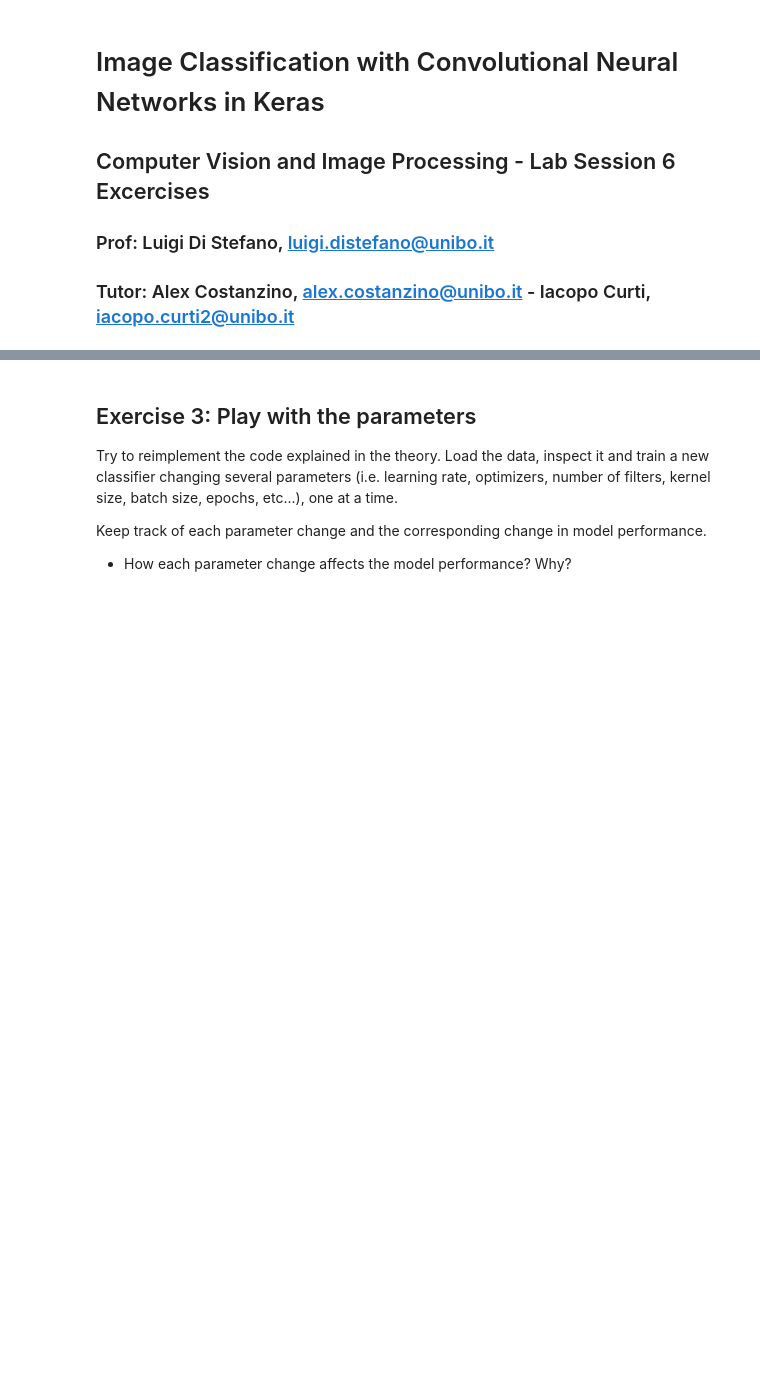
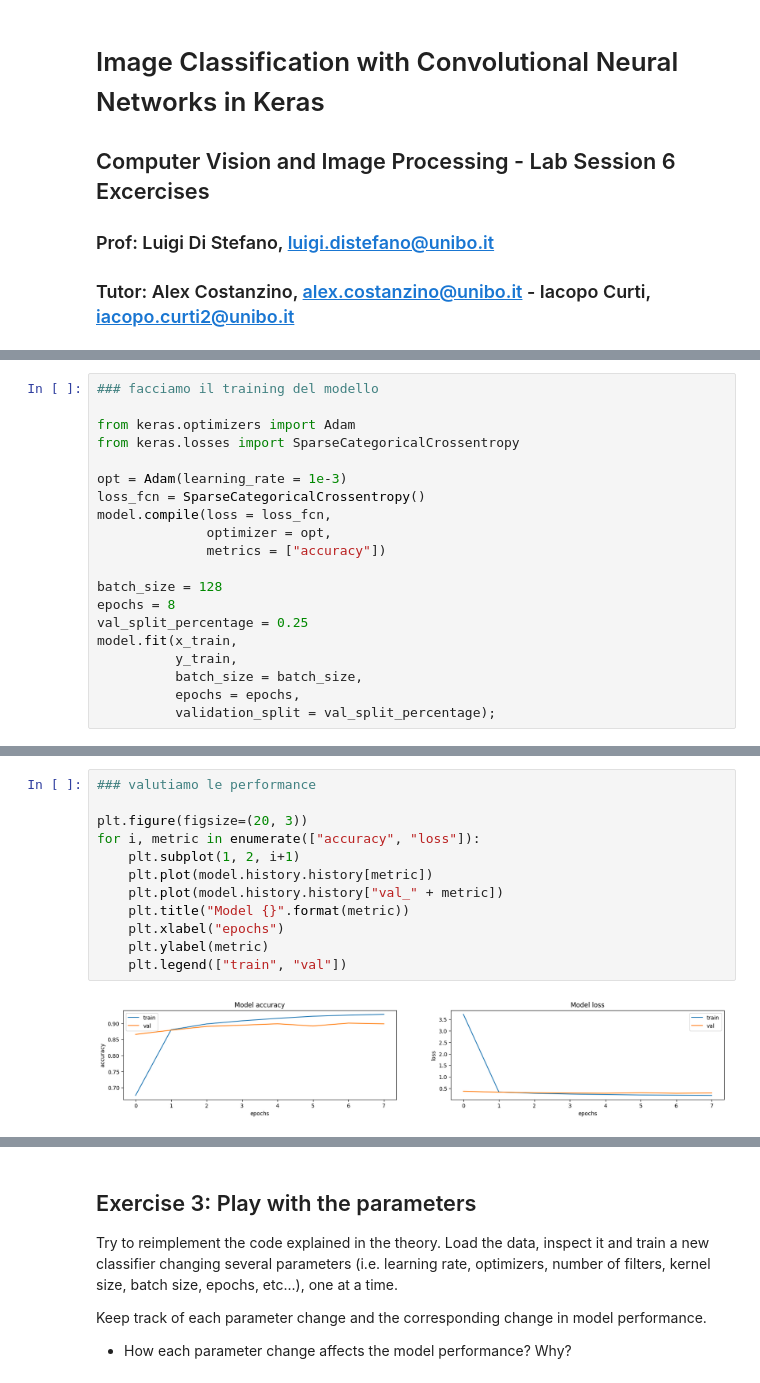
Before and after one commit to koltrakak-learning-repos/CV_learning_repo, a Jupyter notebook: labs/LabSession6-pt1/LabSession6Exercises.ipynb, the cells around one changed output, grey strips where cells are left out. Drawn from its saved outputs; the diff is of its cells as text; blank space fills up the shorter version.

```diff
--- a/labs/LabSession6-pt1/LabSession6Exercises.ipynb
+++ b/labs/LabSession6-pt1/LabSession6Exercises.ipynb
@@ -13,0 +133,20 @@ Try to reimplement the code explained in the theory. Load the data, inspect it a
+# %%
+### facciamo il training del modello
+
+from keras.optimizers import Adam
+from keras.losses import SparseCategoricalCrossentropy
+
+opt = Adam(learning_rate = 1e-3)
+loss_fcn = SparseCategoricalCrossentropy()
+model.compile(loss = loss_fcn,
+              optimizer = opt,
+              metrics = ["accuracy"])
+
+batch_size = 128
+epochs = 8
+val_split_percentage = 0.25
+model.fit(x_train,
+          y_train,
+          batch_size = batch_size,
+          epochs = epochs,
+          validation_split = val_split_percentage);
@@ -13,0 +170,14 @@ Try to reimplement the code explained in the theory. Load the data, inspect it a
+# %%
+### valutiamo le performance
+
+plt.figure(figsize=(20, 3))
+for i, metric in enumerate(["accuracy", "loss"]):
+    plt.subplot(1, 2, i+1)
+    plt.plot(model.history.history[metric])
+    plt.plot(model.history.history["val_" + metric])
+    plt.title("Model {}".format(metric))
+    plt.xlabel("epochs")
+    plt.ylabel(metric)
+    plt.legend(["train", "val"])
+# %% [output]
+[figure, added]
```
Also changed, not shown: parts of 17 cells of this notebook, 2 other files.
